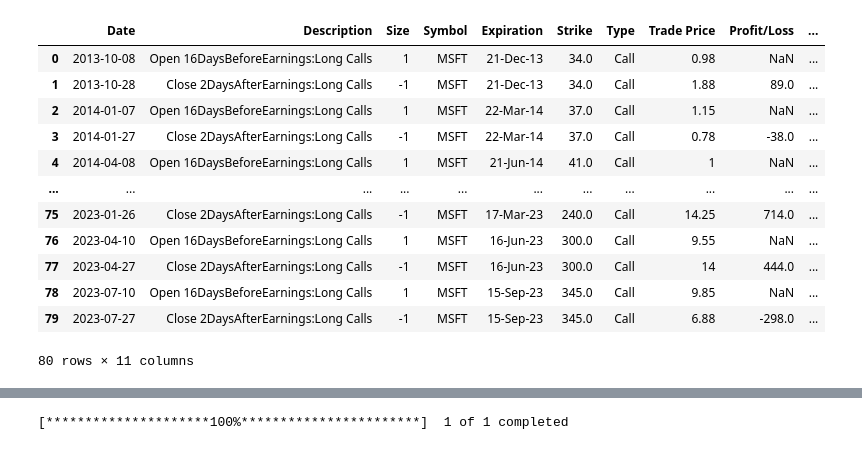
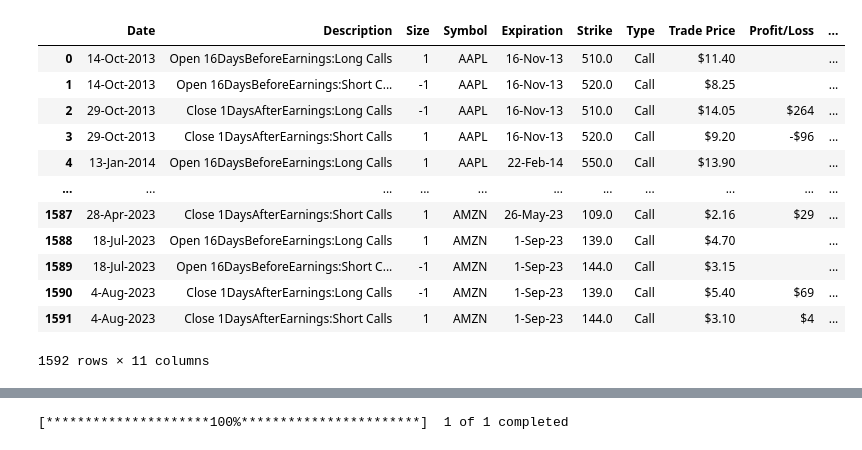
Before and after one commit to volry/BuyBeforeEarning, a Jupyter notebook: BuyBeforeEarnings.ipynb, the cells around one changed output, grey strips where cells are left out. Cells and saved outputs as stored; diff of their text form; code cells hidden in the pictures.

```diff
--- a/BuyBeforeEarnings.ipynb
+++ b/BuyBeforeEarnings.ipynb
@@ -15,8 +15,14 @@ if not csv_files:
     print('No CSV file in directory')
 # %%
 dataframes={}
+all_data = []  # List to store all individual dataframes
+
 for file in csv_files:
-    file_path = os.path.join(dir_path,file)
+    file_path = os.path.join(dir_path, file)
     df = pd.read_csv(file_path)
     key_name = os.path.splitext(file)[0]
     dataframes[key_name] = df
+    all_data.append(df)
+
+# Concatenate all individual dataframes to form a single dataframe
+combined_df = pd.concat(all_data, ignore_index=True)
@@ -25,2 +29,18 @@ df1 = dataframes['CML TM Trades Buy 40 Delta Call 20230908 MSFT']
+# %%
+combined_df
+# %% [output]
+|  | Date | Description | Size | Symbol | Expiration | Strike | Type | Trade Price | Profit/Loss | ... |
+| 0 | 14-Oct-2013 | Open 16DaysBeforeEarnings:Long Calls | 1 | AAPL | 16-Nov-13 | 510.0 | Call | $11.40 |  | ... |
+| 1 | 14-Oct-2013 | Open 16DaysBeforeEarnings:Short C... | -1 | AAPL | 16-Nov-13 | 520.0 | Call | $8.25 |  | ... |
+| 2 | 29-Oct-2013 | Close 1DaysAfterEarnings:Long Calls | -1 | AAPL | 16-Nov-13 | 510.0 | Call | $14.05 | $264 | ... |
+| 3 | 29-Oct-2013 | Close 1DaysAfterEarnings:Short Calls | 1 | AAPL | 16-Nov-13 | 520.0 | Call | $9.20 | -$96 | ... |
+| 4 | 13-Jan-2014 | Open 16DaysBeforeEarnings:Long Calls | 1 | AAPL | 22-Feb-14 | 550.0 | Call | $13.90 |  | ... |
+| ... | ... | ... | ... | ... | ... | ... | ... | ... | ... | ... |
+| 1587 | 28-Apr-2023 | Close 1DaysAfterEarnings:Short Calls | 1 | AMZN | 26-May-23 | 109.0 | Call | $2.16 | $29 | ... |
+| 1588 | 18-Jul-2023 | Open 16DaysBeforeEarnings:Long Calls | 1 | AMZN | 1-Sep-23 | 139.0 | Call | $4.70 |  | ... |
+| 1589 | 18-Jul-2023 | Open 16DaysBeforeEarnings:Short C... | -1 | AMZN | 1-Sep-23 | 144.0 | Call | $3.15 |  | ... |
+| 1590 | 4-Aug-2023 | Close 1DaysAfterEarnings:Long Calls | -1 | AMZN | 1-Sep-23 | 139.0 | Call | $5.40 | $69 | ... |
+| 1591 | 4-Aug-2023 | Close 1DaysAfterEarnings:Short Calls | 1 | AMZN | 1-Sep-23 | 144.0 | Call | $3.10 | $4 | ... |
+1592 rows × 11 columns
 # %%
 # забираємо долар
@@ -35,16 +57,0 @@ df1['Date'] = pd.to_datetime(df1['Date'])
-# %%
-df1
-# %% [output]
-|  | Date | Description | Size | Symbol | Expiration | Strike | Type | Trade Price | Profit/Loss | ... |
-| 0 | 2013-10-08 | Open 16DaysBeforeEarnings:Long Calls | 1 | MSFT | 21-Dec-13 | 34.0 | Call | 0.98 | NaN | ... |
-| 1 | 2013-10-28 | Close 2DaysAfterEarnings:Long Calls | -1 | MSFT | 21-Dec-13 | 34.0 | Call | 1.88 | 89.0 | ... |
-| 2 | 2014-01-07 | Open 16DaysBeforeEarnings:Long Calls | 1 | MSFT | 22-Mar-14 | 37.0 | Call | 1.15 | NaN | ... |
-| 3 | 2014-01-27 | Close 2DaysAfterEarnings:Long Calls | -1 | MSFT | 22-Mar-14 | 37.0 | Call | 0.78 | -38.0 | ... |
-| 4 | 2014-04-08 | Open 16DaysBeforeEarnings:Long Calls | 1 | MSFT | 21-Jun-14 | 41.0 | Call | 1 | NaN | ... |
-| ... | ... | ... | ... | ... | ... | ... | ... | ... | ... | ... |
-| 75 | 2023-01-26 | Close 2DaysAfterEarnings:Long Calls | -1 | MSFT | 17-Mar-23 | 240.0 | Call | 14.25 | 714.0 | ... |
-| 76 | 2023-04-10 | Open 16DaysBeforeEarnings:Long Calls | 1 | MSFT | 16-Jun-23 | 300.0 | Call | 9.55 | NaN | ... |
-| 77 | 2023-04-27 | Close 2DaysAfterEarnings:Long Calls | -1 | MSFT | 16-Jun-23 | 300.0 | Call | 14 | 444.0 | ... |
-| 78 | 2023-07-10 | Open 16DaysBeforeEarnings:Long Calls | 1 | MSFT | 15-Sep-23 | 345.0 | Call | 9.85 | NaN | ... |
-| 79 | 2023-07-27 | Close 2DaysAfterEarnings:Long Calls | -1 | MSFT | 15-Sep-23 | 345.0 | Call | 6.88 | -298.0 | ... |
-80 rows × 11 columns
```
Also changed, not shown: parts of 10 cells of this notebook.
